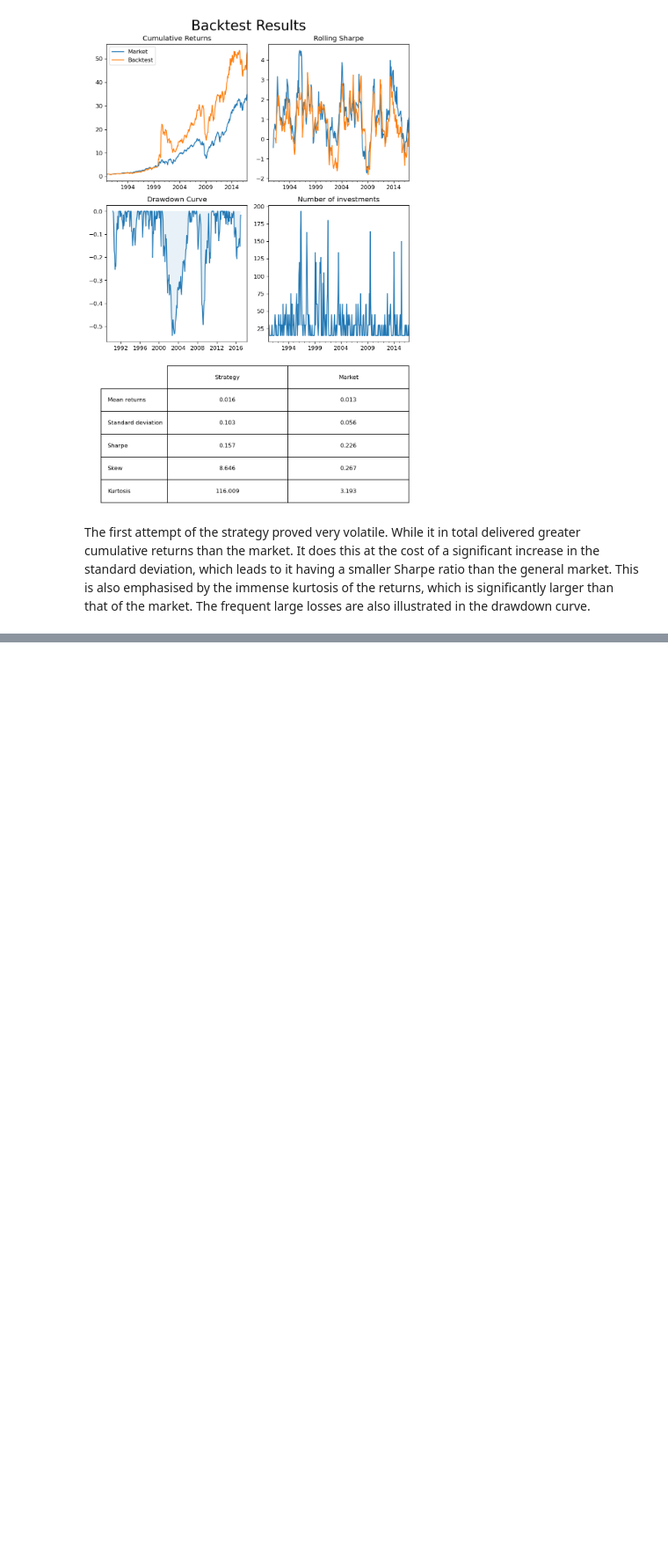
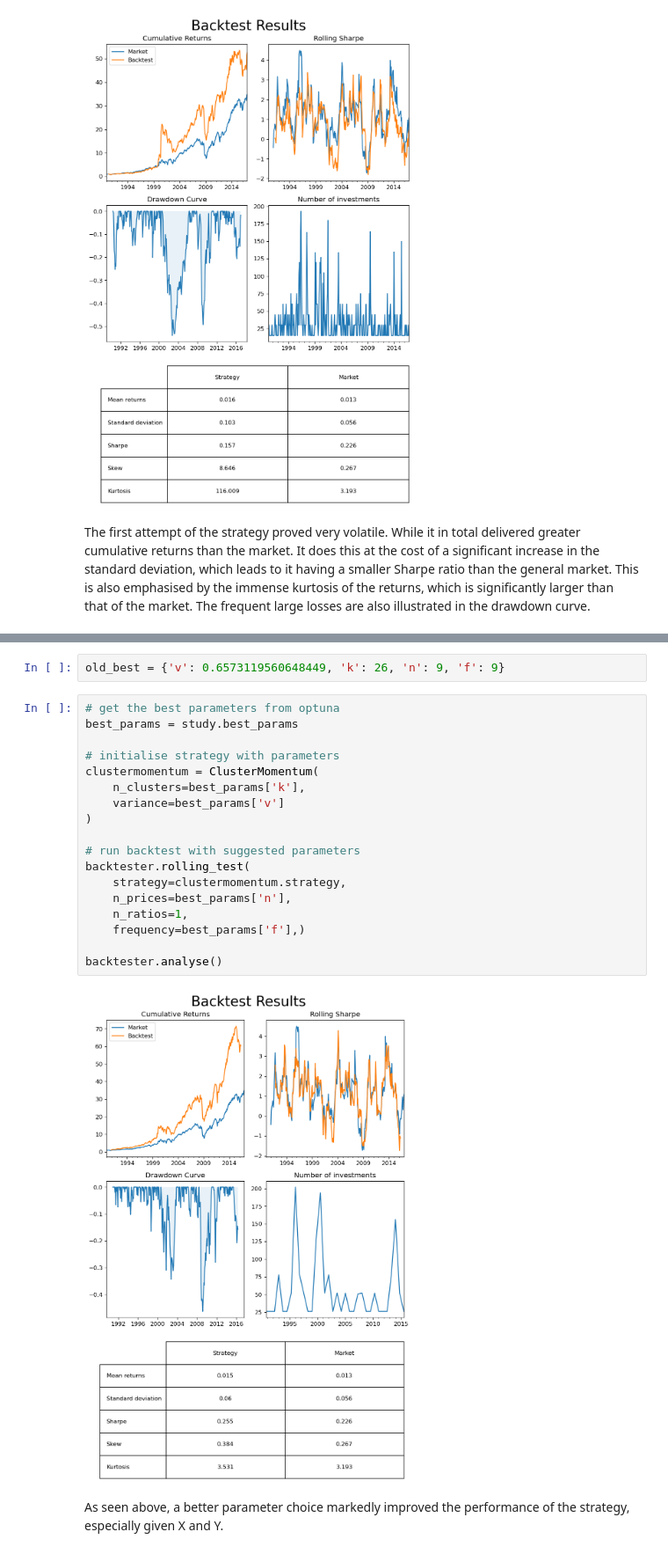
Before and after one commit to hjalmarheld/financial_analysis, a Jupyter notebook: backtesting.ipynb, the cells around one changed output, grey strips where cells are left out. Shown at 88% size. Drawn from its saved outputs; the diff is of its cells as text; blank space fills up the shorter version.

```diff
--- a/backtesting.ipynb
+++ b/backtesting.ipynb
@@ -134,0 +155,24 @@ study.optimize(objective, n_trials=30, n_jobs=-1, show_progress_bar=True)
+# %%
+old_best = {'v': 0.6573119560648449, 'k': 26, 'n': 9, 'f': 9}
+# %%
+# get the best parameters from optuna
+best_params = study.best_params
+
+# initialise strategy with parameters
+clustermomentum = ClusterMomentum(
+    n_clusters=best_params['k'],
+    variance=best_params['v']
+)
+
+# run backtest with suggested parameters
+backtester.rolling_test(
+    strategy=clustermomentum.strategy,
+    n_prices=best_params['n'],
+    n_ratios=1,
+    frequency=best_params['f'],)
+
+backtester.analyse()
+# %% [output]
+[figure, added]
+# %% [markdown]
+As seen above, a better parameter choice markedly improved the performance of the strategy, especially given X and Y.
```
Also changed, not shown: parts of 10 cells of this notebook, 10 other files.
